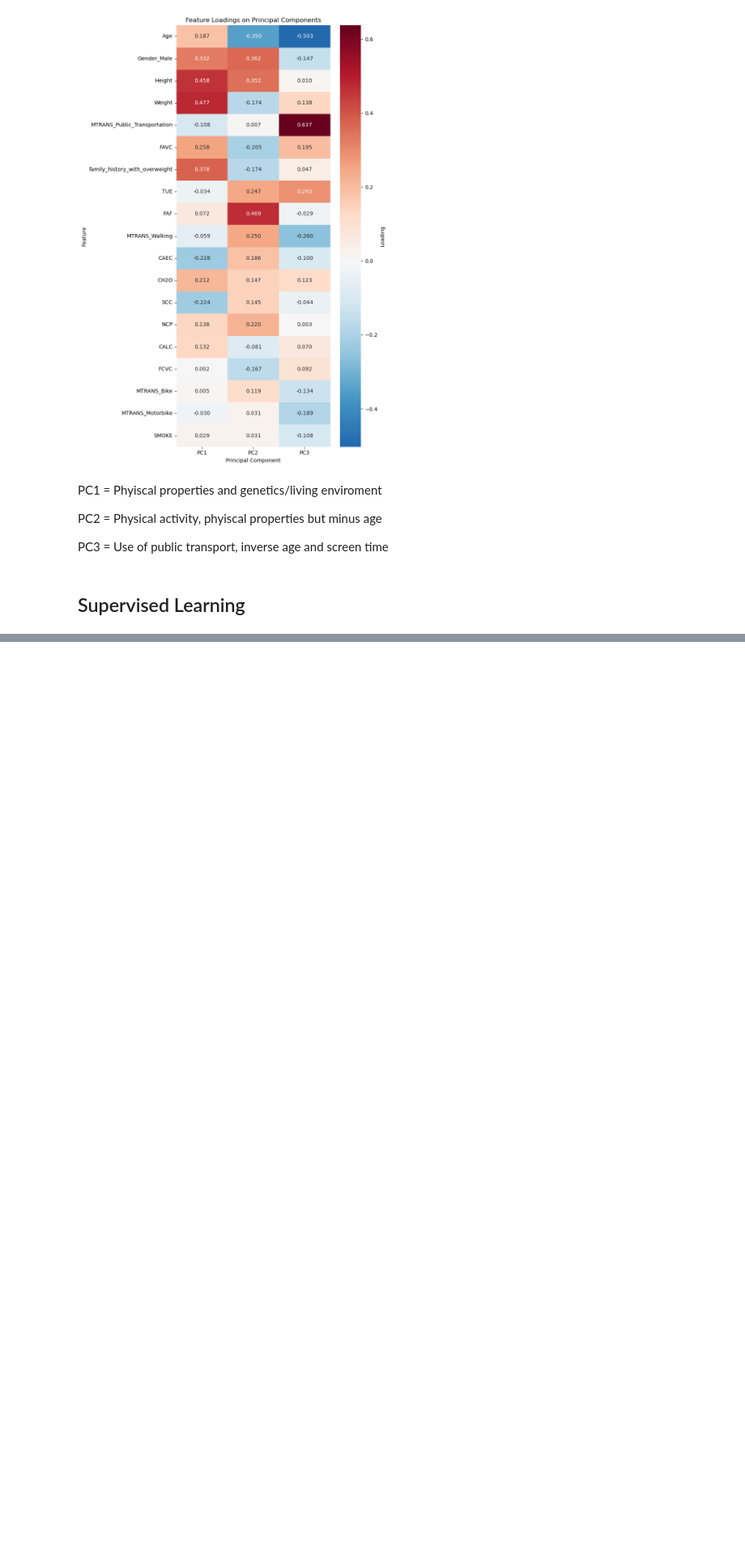
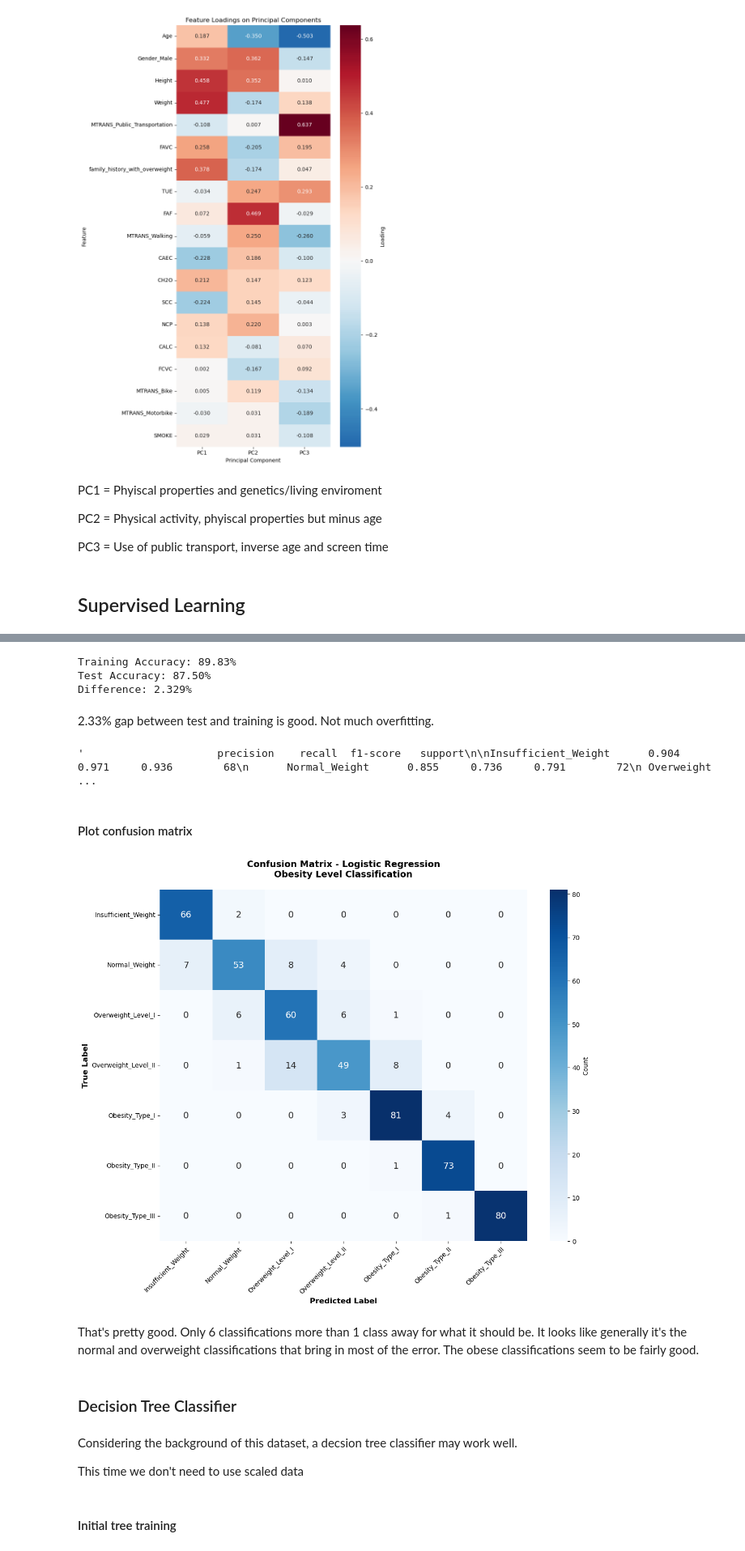
Before and after one commit to r-leeper/scu_obesity_assignment, a Jupyter notebook: CS818_Assignment.ipynb, the cells around one changed output, grey strips where cells are left out. Shown at 81% size. Cells and saved outputs as stored; diff of their text form; code cells hidden in the pictures; blank space fills up the shorter version.

```diff
--- a/CS818_Assignment.ipynb
+++ b/CS818_Assignment.ipynb
@@ -1091,0 +1223,4 @@ PC3 = Use of public transport, inverse age and screen time
+# %%
+# convert back to dataframes to keep column names
+X_train_scaled = pd.DataFrame(X_train_scaled, columns=X_train_enc.columns, index=X_train_enc.index)
+X_test_scaled = pd.DataFrame(X_test_scaled, columns=X_test_enc.columns, index=X_test_enc.index)
@@ -1091,0 +1271,73 @@ PC3 = Use of public transport, inverse age and screen time
+# %%
+# Make predictions
+y_train_pred = log_reg.predict(X_train_scaled)
+y_test_pred = log_reg.predict(X_test_scaled)
+
+# get prediction probabilities
+y_test_proba = log_reg.predict_proba(X_test_scaled)
+
+# calculate accuracy scores
+train_accuracy = accuracy_score(y_train, y_train_pred)
+test_accuracy = accuracy_score(y_test, y_test_pred)
+# %%
+print(f"Training Accuracy: {train_accuracy*100:.2f}%")   # give as percent
+print(f"Test Accuracy: {test_accuracy*100:.2f}%")
+print(f"Difference: {abs(train_accuracy - test_accuracy)*100:.3f}%")
+# %% [output]
+Training Accuracy: 89.83%
+Test Accuracy: 87.50%
+Difference: 2.329%
+# %% [markdown]
+2.33% gap between test and training is good. Not much overfitting.
+# %%
+# classification report
+target_names = [reverse_map[i] for i in sorted(reverse_map.keys())]   # get class names from reverse map
+
+print(classification_report(y_test, y_test_pred, target_names=target_names, digits=3))
+# %% [output]
+'                     precision    recall  f1-score   support\n\nInsufficient_Weight      0.904     0.971     0.936        68\n      Normal_Weight      0.855     0.736     0.791        72\n Overweight ...
+# %% [markdown]
+#### Plot confusion matrix
+# %%
+# confusion matrix
+cm = confusion_matrix(y_test, y_test_pred)
+
+# Create visualisation
+fig, ax = plt.subplots(figsize=(12, 10))
+
+# Plot heatmap
+sns.heatmap(
+    cm,
+    annot=True,
+    fmt='d',
+    cmap='Blues',
+    xticklabels=target_names,
+    yticklabels=target_names,
+    annot_kws={'size': 14},
+    cbar_kws={'label': 'Count'},
+    ax=ax
+)
+
+ax.set_xlabel('Predicted Label', fontsize=12, fontweight='bold')
+ax.set_ylabel('True Label', fontsize=12, fontweight='bold')
+ax.set_title('Confusion Matrix - Logistic Regression\n'
+             'Obesity Level Classification',
+             fontsize=14, fontweight='bold', pad=20)   # move the title up a bit
+
+# Rotate labels
+plt.setp(ax.get_xticklabels(), rotation=45, ha='right', rotation_mode='anchor')
+
+plt.tight_layout()
+plt.show()
+# %% [output]
+[figure, added]
+# %% [markdown]
+That's pretty good. Only 6 classifications more than 1 class away for what it should be. It looks like generally it's the normal and overweight classifications that bring in most of the error. The obese classifications seem to be fairly good.
+# %% [markdown]
+### Decision Tree Classifier
+# %% [markdown]
+Considering the background of this dataset, a decsion tree classifier may work well.
+
+This time we don't need to use scaled data
+# %% [markdown]
+#### Initial tree training
```
Also changed, not shown: parts of 77 cells of this notebook.
